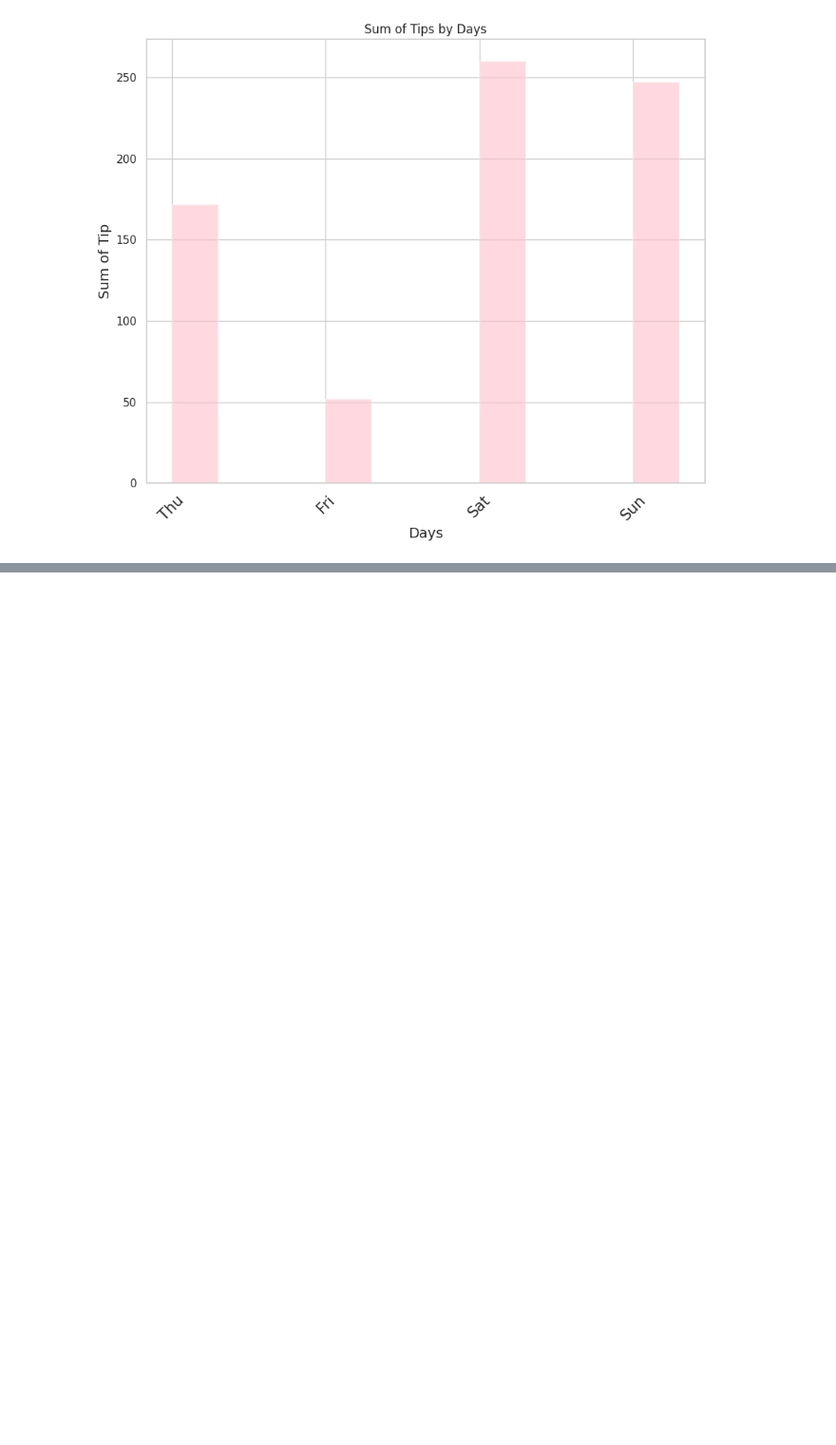
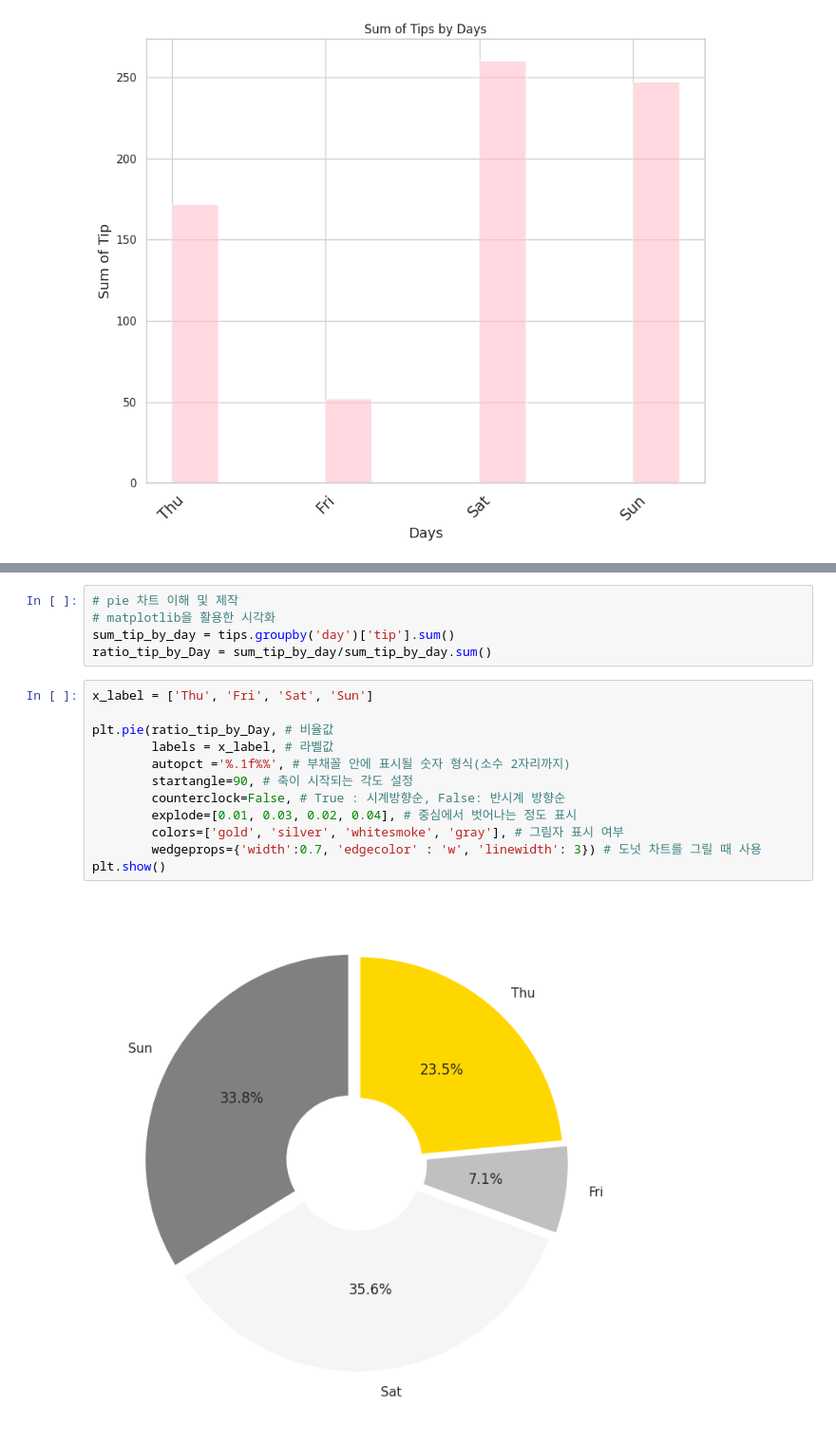
Before and after one commit to gherwt/TIL, a Jupyter notebook: kDT30/DATA ANALIYSIS/DA 정리/ML, DL Lecture/Data visuaization.ipynb, the cells around one changed output, grey strips where cells are left out. Shown: that part at 95% size. Saved outputs shown, nothing was run; the diff lists cells and outputs as text; blank space fills up the shorter version.

```diff
--- a/kDT30/DATA ANALIYSIS/DA 정리/ML, DL Lecture/Data visuaization.ipynb
+++ b/kDT30/DATA ANALIYSIS/DA 정리/ML, DL Lecture/Data visuaization.ipynb
@@ -97,0 +98,19 @@ plt.show()
+# %%
+# pie 차트 이해 및 제작
+# matplotlib을 활용한 시각화
+sum_tip_by_day = tips.groupby('day')['tip'].sum()
+ratio_tip_by_Day = sum_tip_by_day/sum_tip_by_day.sum()
+# %%
+x_label = ['Thu', 'Fri', 'Sat', 'Sun']
+
+plt.pie(ratio_tip_by_Day, # 비율값
+        labels = x_label, # 라벨값
+        autopct ='%.1f%%', # 부채꼴 안에 표시될 숫자 형식(소수 2자리까지)
+        startangle=90, # 축이 시작되는 각도 설정
+        counterclock=False, # True : 시계방향순, False: 반시계 방향순
+        explode=[0.01, 0.03, 0.02, 0.04], # 중심에서 벗어나는 정도 표시
+        colors=['gold', 'silver', 'whitesmoke', 'gray'], # 그림자 표시 여부
+        wedgeprops={'width':0.7, 'edgecolor' : 'w', 'linewidth': 3}) # 도넛 차트를 그릴 때 사용
+plt.show()
+# %% [output]
+[figure, added]
```
Also changed, not shown: parts of 15 cells of this notebook.
